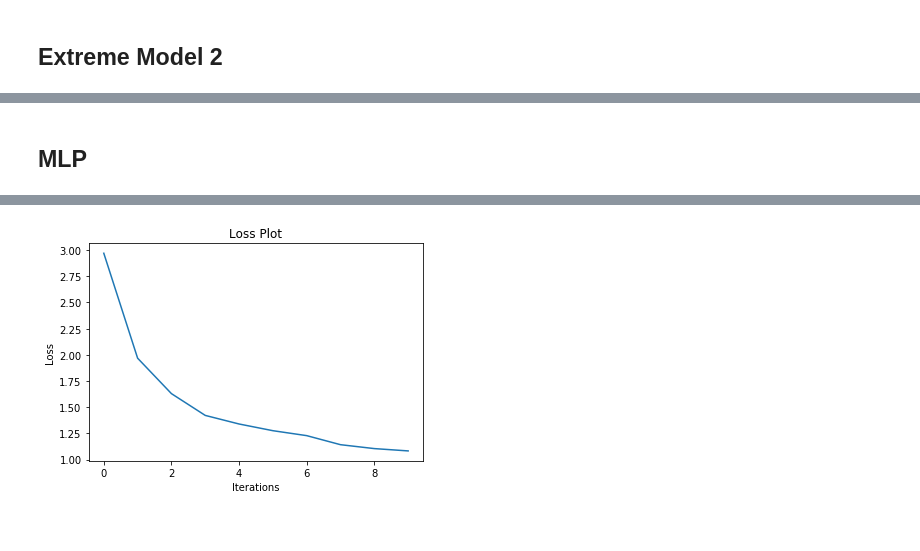
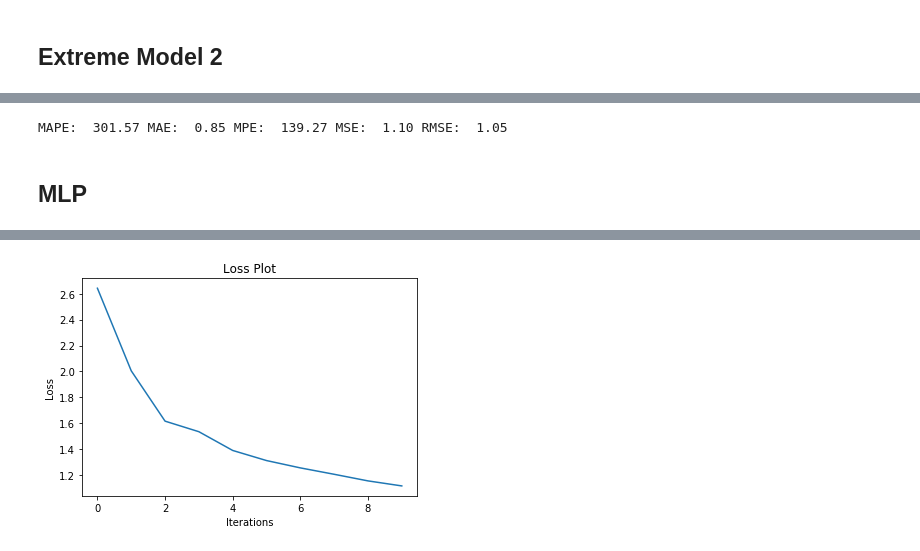
Before and after one commit to tymefighter/Forecast, a Jupyter notebook: notebooks/models-on-simple-synthetic-data.ipynb, the cells around one changed output, grey strips where cells are left out. Saved outputs shown, nothing was run; the diff lists cells and outputs as text; code cells hidden in the pictures.

```diff
--- a/notebooks/models-on-simple-synthetic-data.ipynb
+++ b/notebooks/models-on-simple-synthetic-data.ipynb
@@ -269,3 +394,7 @@ Plot.plotPredTrue(pred, target)
+# %%
+displayMetrics(pred, target)
+# %% [output]
+MAPE:  301.57 MAE:  0.85 MPE:  139.27 MSE:  1.10 RMSE:  1.05
 # %% [markdown]
 ## MLP
 # %%
@@ -287,12 +416,6 @@ model = DeepNN(
     numExoVariables=numExoVariables
 )
 
-sequenceLength = 500
-trainSequences = Utility.breakSeq(
-    np.expand_dims(trainData, axis=1),
-    seqLength=500
-)
-
 numIterations = 10
 optimizer = tf.optimizers.Adam(0.05)
 
@@ -326,4 +449,4 @@ Epoch 10/10
-[figure, old version]
+[figure, new version]
 # %%
 pred = model.predict(targetSeries=np.expand_dims(testData, axis=1))
 
```
Also changed, not shown: parts of 26 cells of this notebook, 1 other file.
